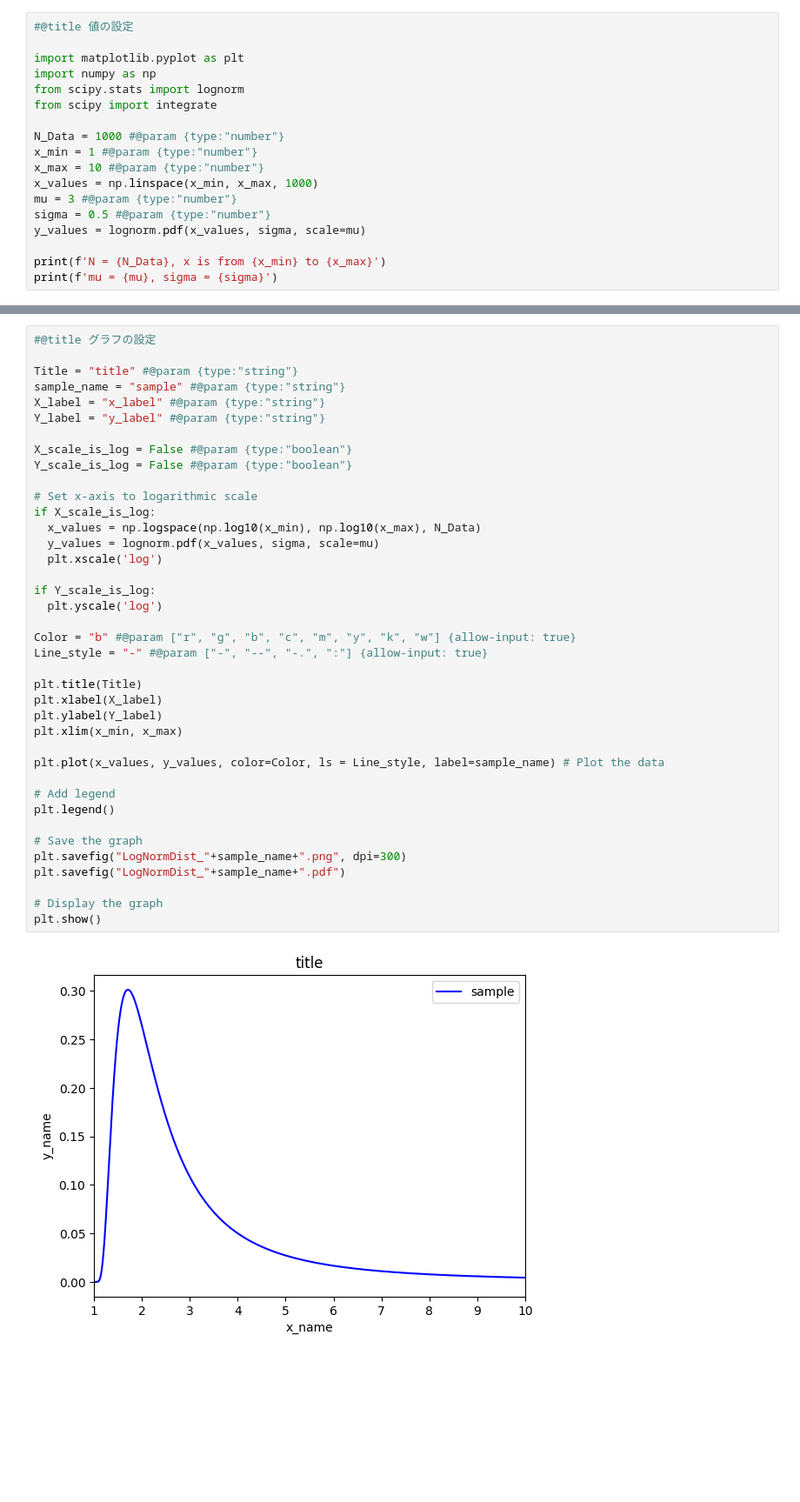
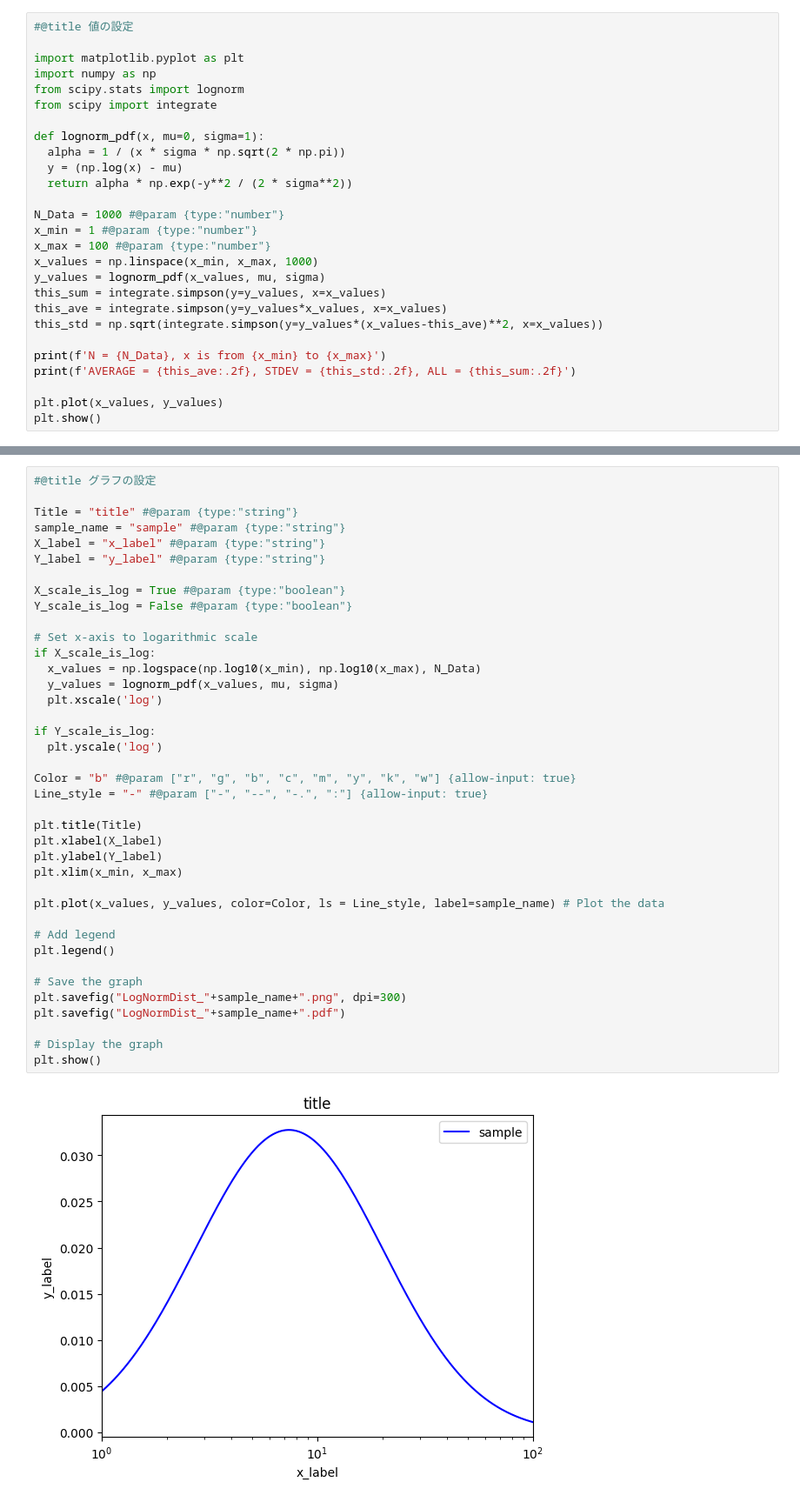
Before and after one commit to phi1z/1yanagiLab, a Jupyter notebook: LogNormDist_share.ipynb, the cells around one changed output, grey strips where cells are left out. Shown: that part at 87% size. Cells and saved outputs as stored; diff of their text form; blank space fills up the shorter version.

Commit message:
Add the function to guess mu and sigma from average and std.

```diff
--- a/LogNormDist_share.ipynb
+++ b/LogNormDist_share.ipynb
@@ -33,14 +72,23 @@ import numpy as np
 from scipy.stats import lognorm
 from scipy import integrate
 
+def lognorm_pdf(x, mu=0, sigma=1):
+  alpha = 1 / (x * sigma * np.sqrt(2 * np.pi))
+  y = (np.log(x) - mu)
+  return alpha * np.exp(-y**2 / (2 * sigma**2))
+
 N_Data = 1000 #@param {type:"number"}
 x_min = 1 #@param {type:"number"}
-x_max = 10 #@param {type:"number"}
+x_max = 100 #@param {type:"number"}
 x_values = np.linspace(x_min, x_max, 1000)
-mu = 3 #@param {type:"number"}
-sigma = 0.5 #@param {type:"number"}
-y_values = lognorm.pdf(x_values, sigma, scale=mu)
+y_values = lognorm_pdf(x_values, mu, sigma)
+this_sum = integrate.simpson(y=y_values, x=x_values)
+this_ave = integrate.simpson(y=y_values*x_values, x=x_values)
+this_std = np.sqrt(integrate.simpson(y=y_values*(x_values-this_ave)**2, x=x_values))
 
 print(f'N = {N_Data}, x is from {x_min} to {x_max}')
-print(f'mu = {mu}, sigma = {sigma}')
+print(f'AVERAGE = {this_ave:.2f}, STDEV = {this_std:.2f}, ALL = {this_sum:.2f}')
+
+plt.plot(x_values, y_values)
+plt.show()
 # %% [output]
@@ -54,36 +103,36 @@ sample_name = "sample" #@param {type:"string"}
 X_label = "x_label" #@param {type:"string"}
 Y_label = "y_label" #@param {type:"string"}
 
-X_scale_is_log = False #@param {type:"boolean"}
+X_scale_is_log = True #@param {type:"boolean"}
 Y_scale_is_log = False #@param {type:"boolean"}
 
 # Set x-axis to logarithmic scale
 if X_scale_is_log:
   x_values = np.logspace(np.log10(x_min), np.log10(x_max), N_Data)
-  y_values = lognorm.pdf(x_values, sigma, scale=mu)
+  y_values = lognorm_pdf(x_values, mu, sigma)
   plt.xscale('log')
 
 if Y_scale_is_log:
   plt.yscale('log')
 
 Color = "b" #@param ["r", "g", "b", "c", "m", "y", "k", "w"] {allow-input: true}
 Line_style = "-" #@param ["-", "--", "-.", ":"] {allow-input: true}
 
 plt.title(Title)
 plt.xlabel(X_label)
 plt.ylabel(Y_label)
 plt.xlim(x_min, x_max)
 
 plt.plot(x_values, y_values, color=Color, ls = Line_style, label=sample_name) # Plot the data
 
 # Add legend
 plt.legend()
 
 # Save the graph
 plt.savefig("LogNormDist_"+sample_name+".png", dpi=300)
 plt.savefig("LogNormDist_"+sample_name+".pdf")
 
 # Display the graph
 plt.show()
 # %% [output]
-[figure, old version]
+[figure, new version]
```
Also changed, not shown: parts of 2 cells of this notebook.
